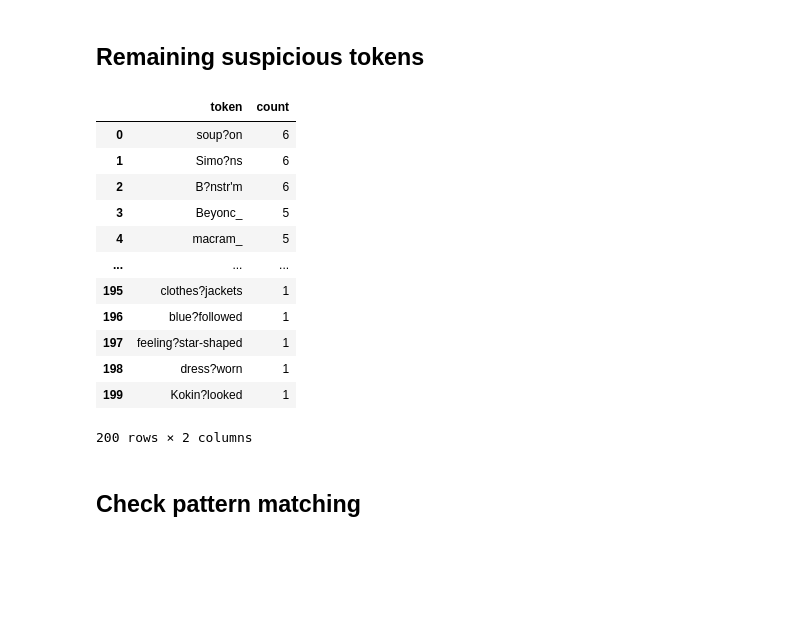
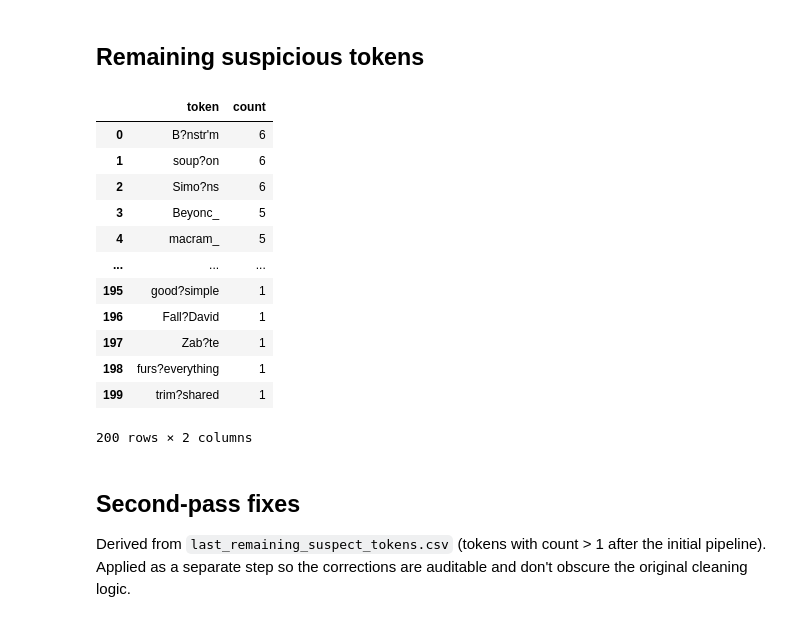
Before and after one commit to Zoe-O16/Thesis, a Jupyter notebook: 1_cleaning.ipynb, the cells around one changed output. Saved outputs shown, nothing was run; the diff lists cells and outputs as text; code cells hidden in the pictures; blank space fills up the shorter version.

Commit message:
final changes to cleaning notebook, last remaining fixes, making it neat and numbering cells

```diff
--- a/1_cleaning.ipynb
+++ b/1_cleaning.ipynb
@@ -29,5 +31,8 @@ from collections import Counter
 # %%
+# Cell 2: file paths
 PATH = "data/stylecom_raw.csv"
+CLEANING_PATH = Path("cleaning_outputs")
+CLEANING_PATH.mkdir(exist_ok=True)
 # %% [markdown]
 # 2. Initial inspection
 # %%
@@ -77,7 +84,8 @@ raw_df.head()
 # %% [markdown]
 ## Dropping uninformative columns
 # %%
-df = raw_df.drop(columns=["Unnamed: 8", "image"], axis=1)
+# Cell 5: drop uninformative columns
+df = raw_df.drop(columns=["Unnamed: 8", "image"])
 df.head()
 # %% [output]
 |  | year | season | designer | author | city | date | review |
@@ -160,12 +170,16 @@ df["review"] = df["review"].apply(fix_text)
 # %% [markdown]
 ### Mappings
 # %%
-
+# Cell 9: replacement maps
 CONTROL_CHAR_MAP = {
     "\x8f": "?",
     "\x8d": "?",
     "\x90": "?",
     "\x9d": "?",
+    "\u00e3": " ",
+    "\u00e9": "é",
+    "\u00e9": "'",
+    "\u00ef": "ï"
 }
 
 NAME_MAP = {
@@ -642,6 +656,10 @@ WORD_BRIDGE_MAP = {
     "?those": " those",
     "?these": " these",
 }
+
+QUESTION_MARK_MAP = {
+    r"(?<!\w)\?([a-zA-Z]+)(?!\w)": r"\1",
+}
 # %% [markdown]
 ### Cleaning functions
 # %%
@@ -741,0 +780,14 @@ array(['New York', 'Milan', 'Paris', 'London', 'Tokyo', 'Berlin',
+# %%
+# Cell 15: drop placeholder reviews
+placeholder_pattern = re.compile(
+    r"for more on this designer, click here|please click here",
+    flags=re.IGNORECASE
+)
+
+placeholder_mask = df["review_clean"].fillna("").apply(lambda x: bool(placeholder_pattern.search(x)))
+print(f"Placeholder reviews found: {placeholder_mask.sum()}")
+
+if placeholder_mask.sum() > 0:
+    print(df[placeholder_mask][["designer_clean", "date", "review_clean"]].to_string())
+    df = df[~placeholder_mask].reset_index(drop=True)
+    print(f"\nDropped {placeholder_mask.sum()} placeholder rows. Remaining: {len(df)}")
@@ -753,35 +815,31 @@ df_out.to_csv("data/stylecom_cleaned.csv", index=False, encoding="utf-8")
 # %% [markdown]
 ## Remaining suspicious tokens
 # %%
-from collections import Counter
-import pandas as pd
-
+# Cell 17: remaining suspicious tokens
 remaining = Counter()
 for col in ["designer_clean", "review_clean"]:
     for text in df[col].dropna():
         remaining.update(suspicious_tokens(text))
 
 remaining_df = (
     pd.DataFrame(remaining.items(), columns=["token", "count"])
     .sort_values("count", ascending=False)
     .reset_index(drop=True)
 )
 
-remaining_df.to_csv("cleaning/last_remaining_suspect_tokens.csv", index=False)
+remaining_df.to_csv(CLEANING_PATH / "last_remaining_suspect_tokens.csv", index=False)
 remaining_df.head(200)
 # %% [output]
 |  | token | count |
-| 0 | soup?on | 6 |
-| 1 | Simo?ns | 6 |
-| 2 | B?nstr'm | 6 |
+| 0 | B?nstr'm | 6 |
+| 1 | soup?on | 6 |
+| 2 | Simo?ns | 6 |
 | 3 | Beyonc_ | 5 |
 | 4 | macram_ | 5 |
 | ... | ... | ... |
-| 195 | clothes?jackets | 1 |
-| 196 | blue?followed | 1 |
-| 197 | feeling?star-shaped | 1 |
-| 198 | dress?worn | 1 |
-| 199 | Kokin?looked | 1 |
+| 195 | good?simple | 1 |
+| 196 | Fall?David | 1 |
+| 197 | Zab?te | 1 |
+| 198 | furs?everything | 1 |
+| 199 | trim?shared | 1 |
 200 rows × 2 columns
-# %% [markdown]
-## Check pattern matching
@@ -802,0 +846,5 @@ df_uterms.to_csv("data/unique_terms.csv", index=False)
+# %% [markdown]
+## Second-pass fixes
+
+Derived from `last_remaining_suspect_tokens.csv` (tokens with count > 1 after the initial pipeline).
+Applied as a separate step so the corrections are auditable and don't obscure the original cleaning logic.
```
Also changed, not shown: parts of 22 cells of this notebook.
